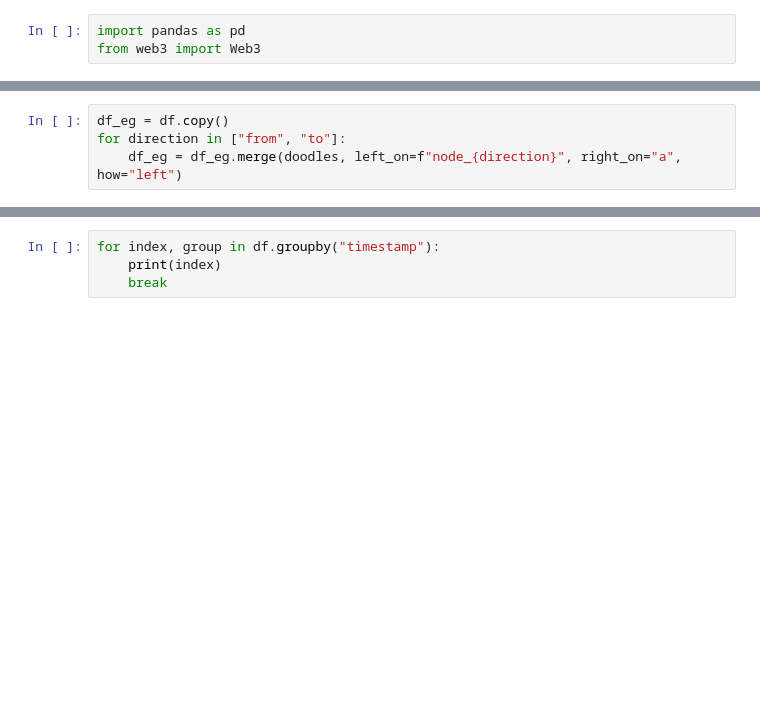
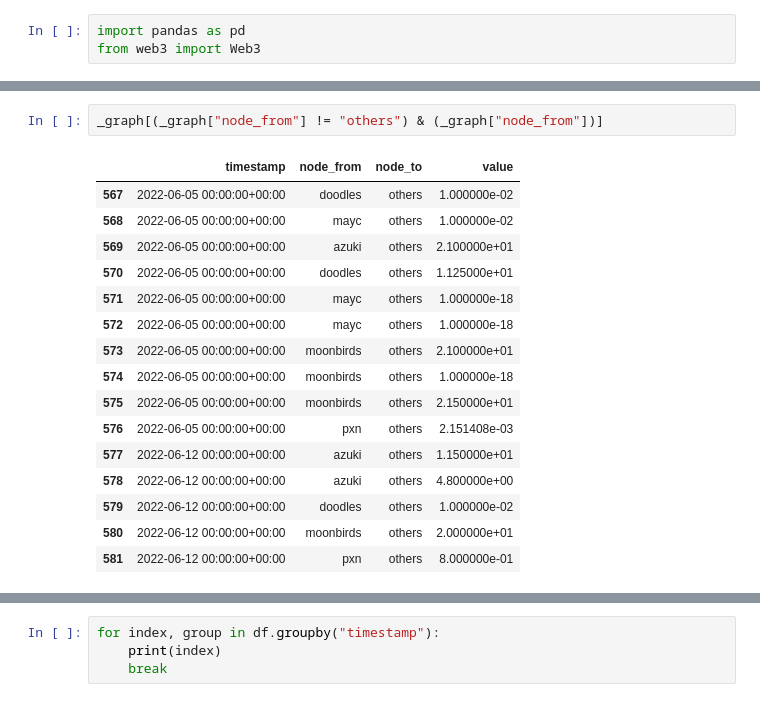
Before and after one commit to craycrayfish/NetworkFT, a Jupyter notebook: notebooks/playground.ipynb, the cells around one changed output, grey strips where cells are left out. Drawn from its saved outputs; the diff is of its cells as text; blank space fills up the shorter version.

```diff
--- a/notebooks/playground.ipynb
+++ b/notebooks/playground.ipynb
@@ -30,4 +179,19 @@ doodles = pd.DataFrame({"a": ["doodles"], "b": [1]})
 # %%
-df_eg = df.copy()
-for direction in ["from", "to"]:
-    df_eg = df_eg.merge(doodles, left_on=f"node_{direction}", right_on="a", how="left")
+_graph[(_graph["node_from"] != "others") & (_graph["node_from"])]
+# %% [output]
+|  | timestamp | node_from | node_to | value |
+| 567 | 2022-06-05 00:00:00+00:00 | doodles | others | 1.000000e-02 |
+| 568 | 2022-06-05 00:00:00+00:00 | mayc | others | 1.000000e-02 |
+| 569 | 2022-06-05 00:00:00+00:00 | azuki | others | 2.100000e+01 |
+| 570 | 2022-06-05 00:00:00+00:00 | doodles | others | 1.125000e+01 |
+| 571 | 2022-06-05 00:00:00+00:00 | mayc | others | 1.000000e-18 |
+| 572 | 2022-06-05 00:00:00+00:00 | mayc | others | 1.000000e-18 |
+| 573 | 2022-06-05 00:00:00+00:00 | moonbirds | others | 2.100000e+01 |
+| 574 | 2022-06-05 00:00:00+00:00 | moonbirds | others | 1.000000e-18 |
+| 575 | 2022-06-05 00:00:00+00:00 | moonbirds | others | 2.150000e+01 |
+| 576 | 2022-06-05 00:00:00+00:00 | pxn | others | 2.151408e-03 |
+| 577 | 2022-06-12 00:00:00+00:00 | azuki | others | 1.150000e+01 |
+| 578 | 2022-06-12 00:00:00+00:00 | azuki | others | 4.800000e+00 |
+| 579 | 2022-06-12 00:00:00+00:00 | doodles | others | 1.000000e-02 |
+| 580 | 2022-06-12 00:00:00+00:00 | moonbirds | others | 2.000000e+01 |
+| 581 | 2022-06-12 00:00:00+00:00 | pxn | others | 8.000000e-01 |
```
Also changed, not shown: parts of 20 cells of this notebook, 13 other files.
